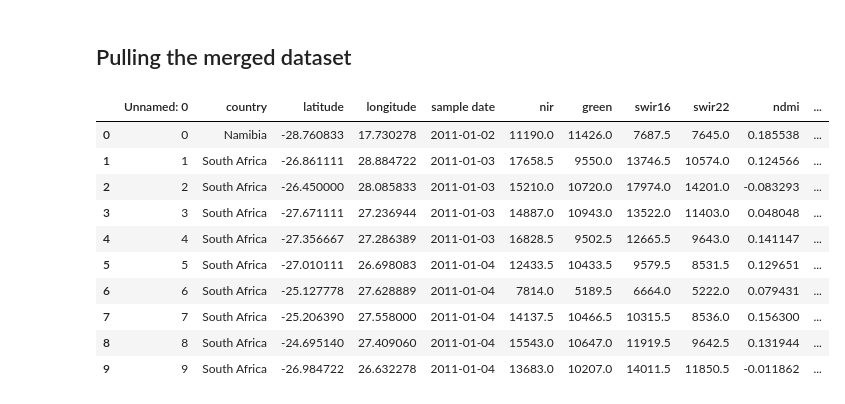
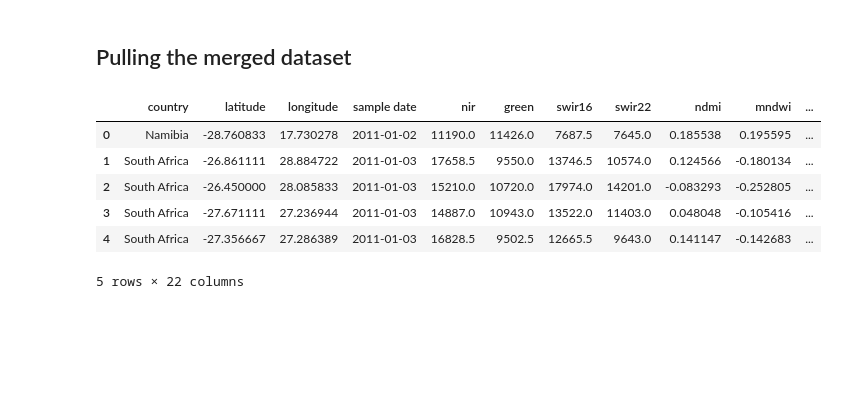
Before and after one commit to kylerod22/siads593-water-sustainability, a Jupyter notebook: 08-rjbest-sungmiki-kylerod-2026winter/src/simplemaps.ipynb, the cells around one changed output. Cells and saved outputs as stored; diff of their text form; code cells hidden in the pictures; blank space fills up the shorter version.

Commit message:
Update dataset read into the notebook

```diff
--- a/08-rjbest-sungmiki-kylerod-2026winter/src/simplemaps.ipynb
+++ b/08-rjbest-sungmiki-kylerod-2026winter/src/simplemaps.ipynb
@@ -13,19 +22,15 @@ import folium
 # %% [markdown]
 ## Pulling the merged dataset
 # %%
-water_quality_df = pd.read_csv('data/wq.csv')
-water_quality_df.head(10)
+water_quality_df = pd.read_csv('wq.csv')
+water_quality_df.head()
 # %% [output]
-|  | Unnamed: 0 | country | latitude | longitude | sample date | nir | green | swir16 | swir22 | ndmi | ... |
-| 0 | 0 | Namibia | -28.760833 | 17.730278 | 2011-01-02 | 11190.0 | 11426.0 | 7687.5 | 7645.0 | 0.185538 | ... |
-| 1 | 1 | South Africa | -26.861111 | 28.884722 | 2011-01-03 | 17658.5 | 9550.0 | 13746.5 | 10574.0 | 0.124566 | ... |
-| 2 | 2 | South Africa | -26.450000 | 28.085833 | 2011-01-03 | 15210.0 | 10720.0 | 17974.0 | 14201.0 | -0.083293 | ... |
-| 3 | 3 | South Africa | -27.671111 | 27.236944 | 2011-01-03 | 14887.0 | 10943.0 | 13522.0 | 11403.0 | 0.048048 | ... |
-| 4 | 4 | South Africa | -27.356667 | 27.286389 | 2011-01-03 | 16828.5 | 9502.5 | 12665.5 | 9643.0 | 0.141147 | ... |
-| 5 | 5 | South Africa | -27.010111 | 26.698083 | 2011-01-04 | 12433.5 | 10433.5 | 9579.5 | 8531.5 | 0.129651 | ... |
-| 6 | 6 | South Africa | -25.127778 | 27.628889 | 2011-01-04 | 7814.0 | 5189.5 | 6664.0 | 5222.0 | 0.079431 | ... |
-| 7 | 7 | South Africa | -25.206390 | 27.558000 | 2011-01-04 | 14137.5 | 10466.5 | 10315.5 | 8536.0 | 0.156300 | ... |
-| 8 | 8 | South Africa | -24.695140 | 27.409060 | 2011-01-04 | 15543.0 | 10647.0 | 11919.5 | 9642.5 | 0.131944 | ... |
-| 9 | 9 | South Africa | -26.984722 | 26.632278 | 2011-01-04 | 13683.0 | 10207.0 | 14011.5 | 11850.5 | -0.011862 | ... |
+|  | country | latitude | longitude | sample date | nir | green | swir16 | swir22 | ndmi | mndwi | ... |
+| 0 | Namibia | -28.760833 | 17.730278 | 2011-01-02 | 11190.0 | 11426.0 | 7687.5 | 7645.0 | 0.185538 | 0.195595 | ... |
+| 1 | South Africa | -26.861111 | 28.884722 | 2011-01-03 | 17658.5 | 9550.0 | 13746.5 | 10574.0 | 0.124566 | -0.180134 | ... |
+| 2 | South Africa | -26.450000 | 28.085833 | 2011-01-03 | 15210.0 | 10720.0 | 17974.0 | 14201.0 | -0.083293 | -0.252805 | ... |
+| 3 | South Africa | -27.671111 | 27.236944 | 2011-01-03 | 14887.0 | 10943.0 | 13522.0 | 11403.0 | 0.048048 | -0.105416 | ... |
+| 4 | South Africa | -27.356667 | 27.286389 | 2011-01-03 | 16828.5 | 9502.5 | 12665.5 | 9643.0 | 0.141147 | -0.142683 | ... |
+5 rows × 22 columns
 # %%
 # Keep in mind, primary_dataset only uses the competition dataset (landsat and terraclimate)
```
Also changed, not shown: parts of 8 cells of this notebook.
